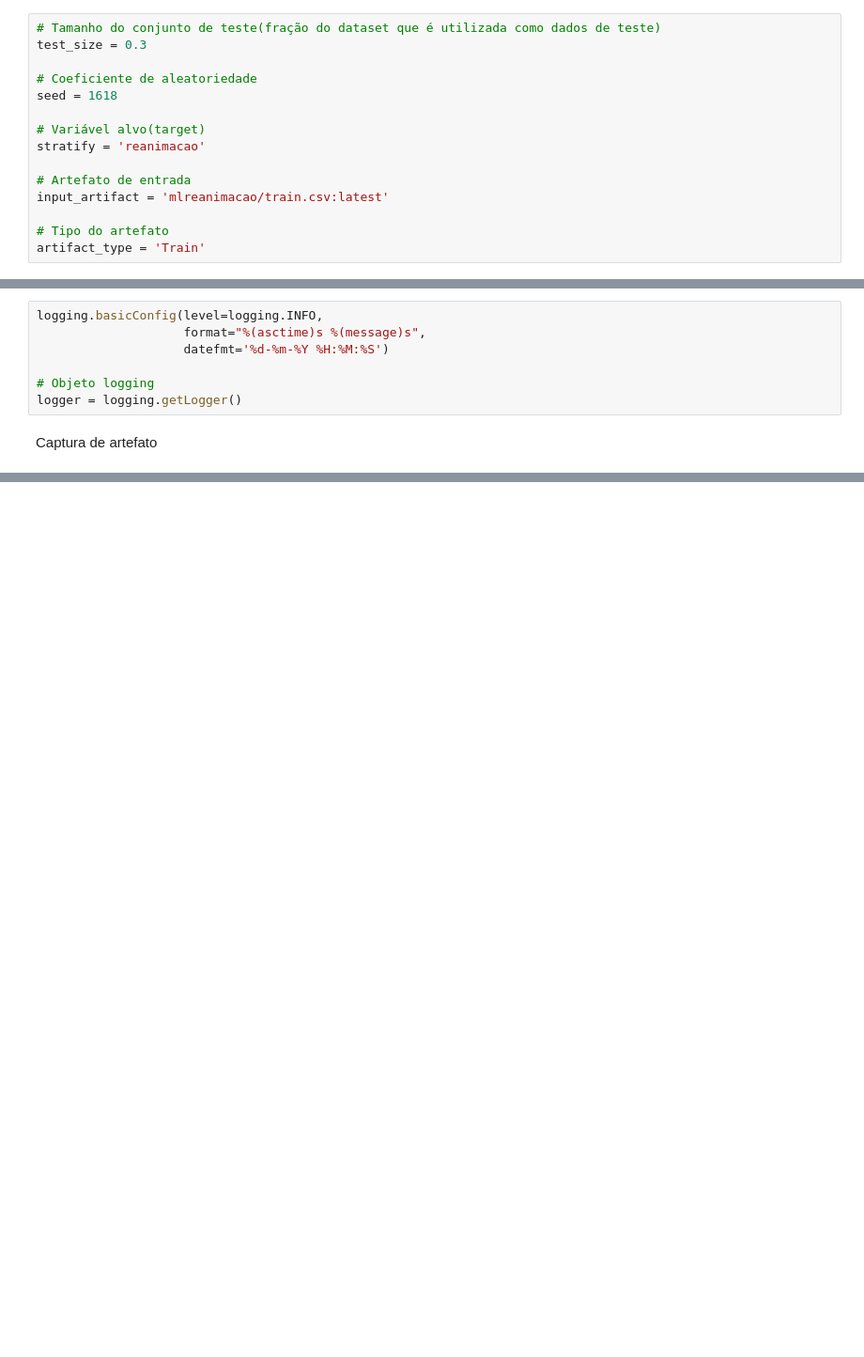
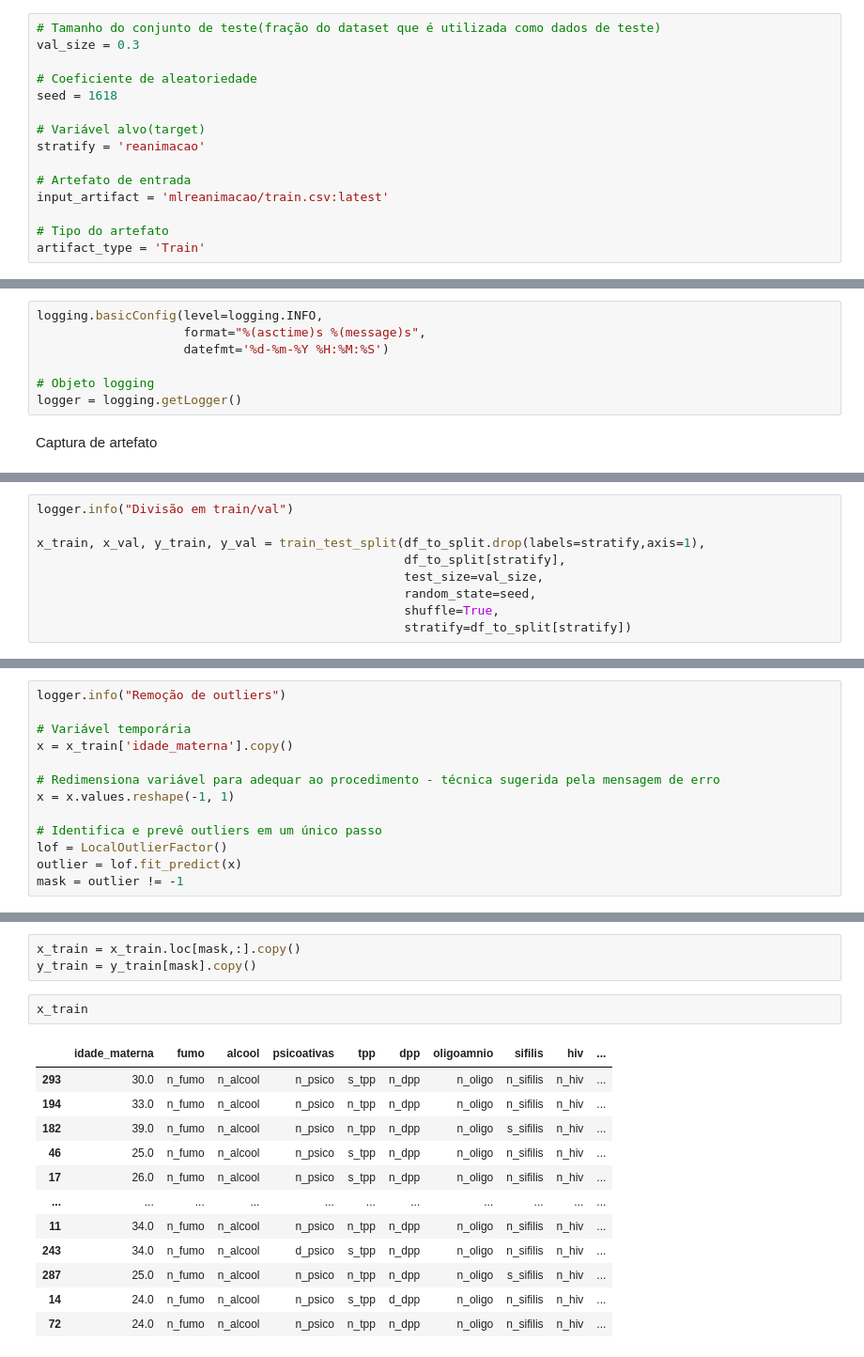
Before and after one commit to ecalasans/mlreanimacao, a Jupyter notebook: ml_p1_TRAIN.ipynb, the cells around one changed output, grey strips where cells are left out. Shown at 94% size. Saved outputs shown, nothing was run; the diff lists cells and outputs as text; blank space fills up the shorter version.

Commit message:
Train completo

```diff
--- a/ml_p1_TRAIN.ipynb
+++ b/ml_p1_TRAIN.ipynb
@@ -39,7 +39,7 @@ wandb: Appending key for api.wandb.ai to your netrc file: /Users/ericcalasans/.n
 Variáveis globais
 # %%
 # Tamanho do conjunto de teste(fração do dataset que é utilizada como dados de teste)
-test_size = 0.3
+val_size = 0.3
 
 # Coeficiente de aleatoriedade
 seed = 1618
@@ -81,0 +90,9 @@ CommError: Project ecalasans/mlreanimacao does not contain artifact: "train.csv:
+# %%
+logger.info("Divisão em train/val")
+
+x_train, x_val, y_train, y_val = train_test_split(df_to_split.drop(labels=stratify,axis=1),
+                                                  df_to_split[stratify],
+                                                  test_size=val_size,
+                                                  random_state=seed,
+                                                  shuffle=True,
+                                                  stratify=df_to_split[stratify])
@@ -81,0 +147,13 @@ CommError: Project ecalasans/mlreanimacao does not contain artifact: "train.csv:
+# %%
+logger.info("Remoção de outliers")
+
+# Variável temporária
+x = x_train['idade_materna'].copy()
+
+# Redimensiona variável para adequar ao procedimento - técnica sugerida pela mensagem de erro
+x = x.values.reshape(-1, 1)
+
+# Identifica e prevê outliers em um único passo
+lof = LocalOutlierFactor()
+outlier = lof.fit_predict(x)
+mask = outlier != -1
@@ -81,0 +170,18 @@ CommError: Project ecalasans/mlreanimacao does not contain artifact: "train.csv:
+# %%
+x_train = x_train.loc[mask,:].copy()
+y_train = y_train[mask].copy()
+# %%
+x_train
+# %% [output]
+|  | idade_materna | fumo | alcool | psicoativas | tpp | dpp | oligoamnio | sifilis | hiv | ... |
+| 293 | 30.0 | n_fumo | n_alcool | n_psico | s_tpp | n_dpp | n_oligo | n_sifilis | n_hiv | ... |
+| 194 | 33.0 | n_fumo | n_alcool | n_psico | n_tpp | n_dpp | n_oligo | n_sifilis | n_hiv | ... |
+| 182 | 39.0 | n_fumo | n_alcool | n_psico | n_tpp | n_dpp | n_oligo | s_sifilis | n_hiv | ... |
+| 46 | 25.0 | n_fumo | n_alcool | n_psico | s_tpp | n_dpp | n_oligo | n_sifilis | n_hiv | ... |
+| 17 | 26.0 | n_fumo | n_alcool | n_psico | s_tpp | n_dpp | n_oligo | n_sifilis | n_hiv | ... |
+| ... | ... | ... | ... | ... | ... | ... | ... | ... | ... | ... |
+| 11 | 34.0 | n_fumo | n_alcool | n_psico | n_tpp | n_dpp | n_oligo | n_sifilis | n_hiv | ... |
+| 243 | 34.0 | n_fumo | n_alcool | d_psico | s_tpp | n_dpp | n_oligo | n_sifilis | n_hiv | ... |
+| 287 | 25.0 | n_fumo | n_alcool | n_psico | n_tpp | n_dpp | n_oligo | s_sifilis | n_hiv | ... |
+| 14 | 24.0 | n_fumo | n_alcool | n_psico | s_tpp | d_dpp | n_oligo | n_sifilis | n_hiv | ... |
+| 72 | 24.0 | n_fumo | n_alcool | n_psico | n_tpp | n_dpp | n_oligo | n_sifilis | n_hiv | ... |
```
Also changed, not shown: parts of 30 cells of this notebook, 8 other files.
